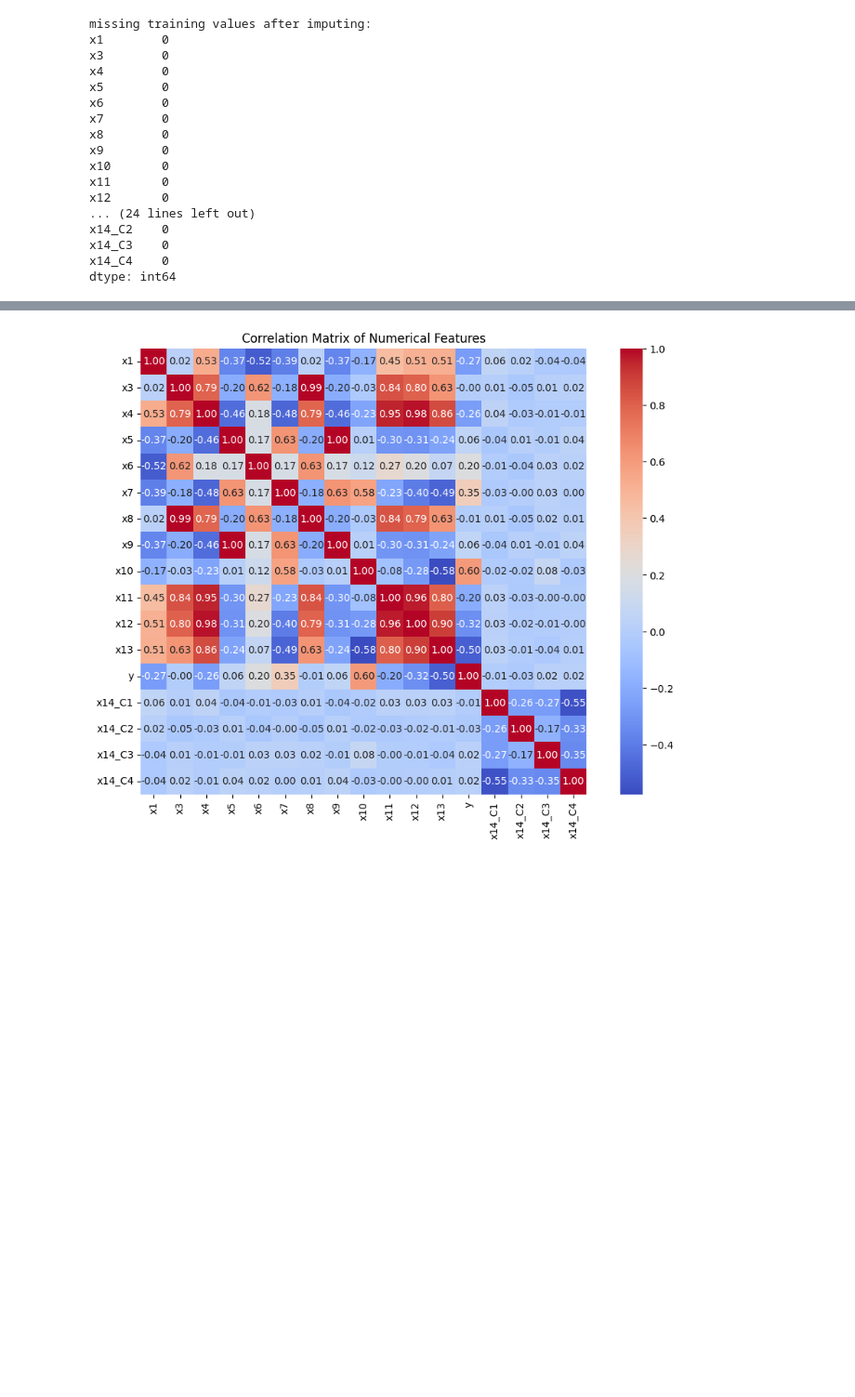
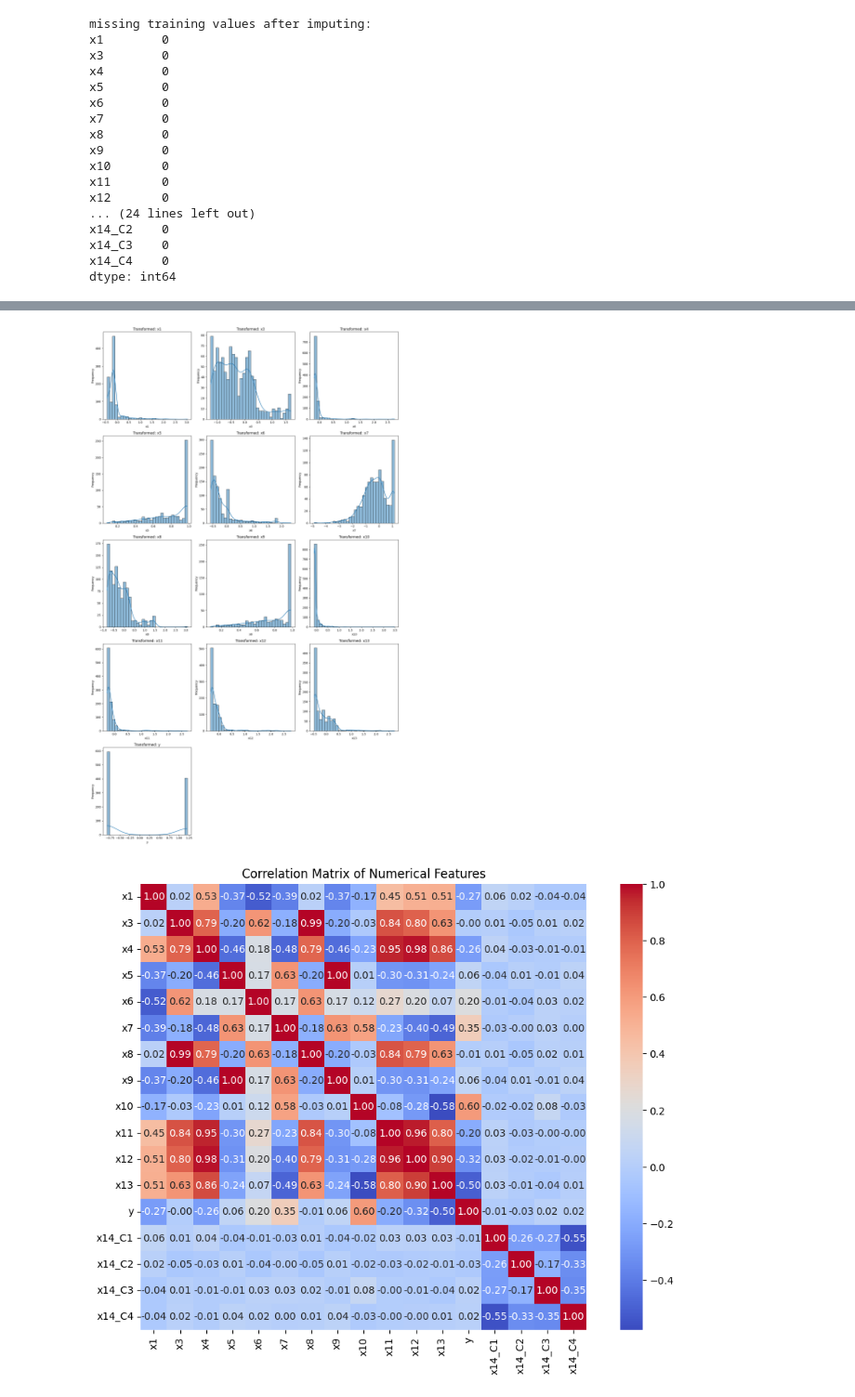
Before and after one commit to Hayder-Aleissa/ML-Project, a Jupyter notebook: ML_Project_P1.ipynb, the cells around one changed output, grey strips where cells are left out. Shown at 93% size. Cells and saved outputs as stored; diff of their text form; code cells hidden in the pictures; blank space fills up the shorter version.

```diff
--- a/ML_Project_P1.ipynb
+++ b/ML_Project_P1.ipynb
@@ -183,3 +205,38 @@ encoded_test_data_normalized[numerical_features] = scaler.transform(encoded_test
+# %%
+# Calculate skewness of numerical features
+skewed_features = encoded_train_data_normalized[numerical_features].apply(lambda x: x.skew()).sort_values(ascending=False)
+skewness_threshold = 0.5  # Define a threshold for skewness
+
+# Identify skewed features that need transformation
+skewed_features = skewed_features[abs(skewed_features) > skewness_threshold]
+
+# Apply transformations
+for feature in skewed_features.index:
+    if skewed_features[feature] > 0:  # Right-skewed
+        encoded_train_data_normalized[feature] = np.log1p(encoded_train_data_normalized[feature])  # Log transformation
+    else:  # Left-skewed (if applicable)
+        encoded_train_data_normalized[feature] = np.sqrt(encoded_train_data_normalized[feature])  # Square root transformation
+
+# Plotting the transformed features
+num_features = len(numerical_features)
+
+# Calculate the number of rows and columns for the subplot
+num_cols = 3  # Adjust this as needed
+num_rows = (num_features + num_cols - 1) // num_cols  # Ceiling division to determine the number of rows
+
+plt.figure(figsize=(15, 5 * num_rows))  # Adjust height based on the number of rows
+
+for i, feature in enumerate(numerical_features, 1):
+    plt.subplot(num_rows, num_cols, i)  # Arrange in rows and columns
+    sns.histplot(encoded_train_data_normalized[feature], bins=30, kde=True)
+    plt.title(f'Transformed: {feature}')
+    plt.xlabel(feature)
+    plt.ylabel('Frequency')
+
+plt.tight_layout()
+plt.show()
+# %% [output]
+[figure, added]
 # %%
 # Correlation matrix for numerical features, including the encoded target
 plt.figure(figsize=(12, 8))
```
Also changed, not shown: parts of 1 cell of this notebook.
